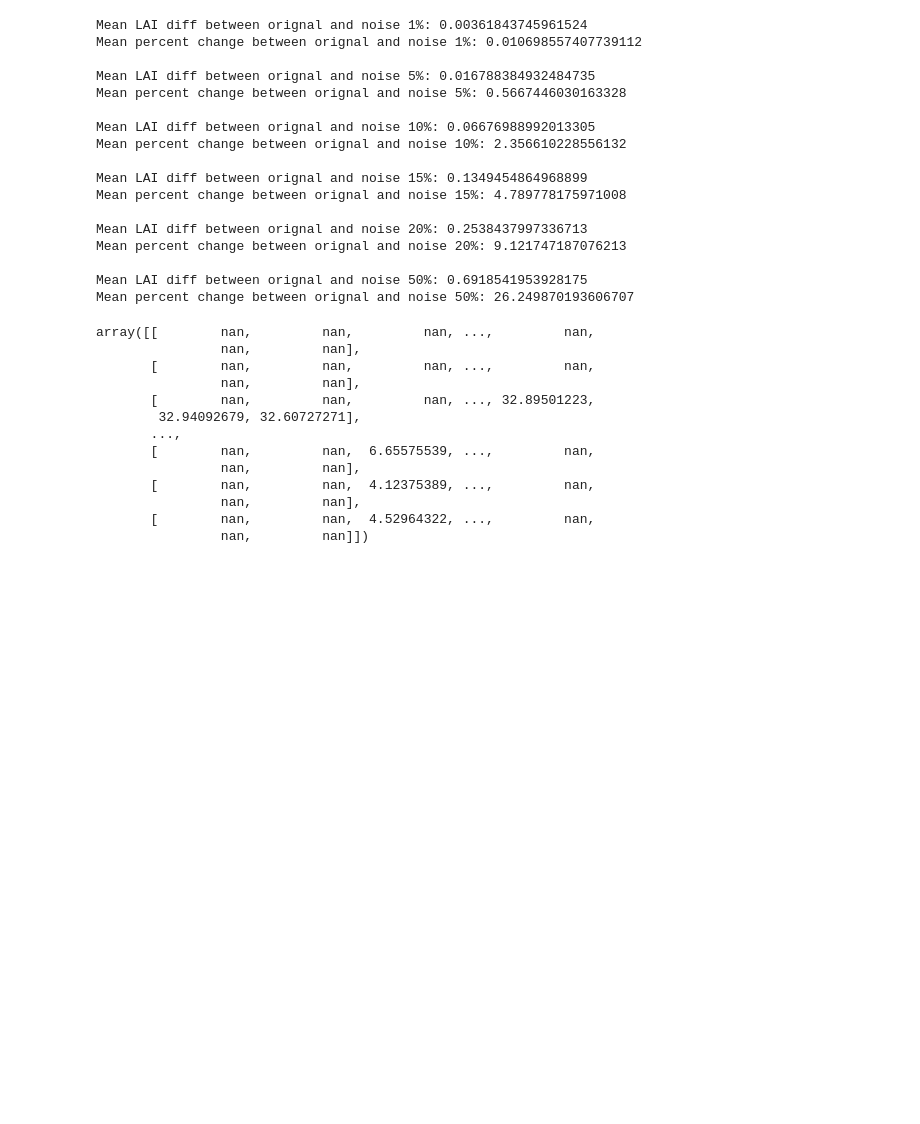
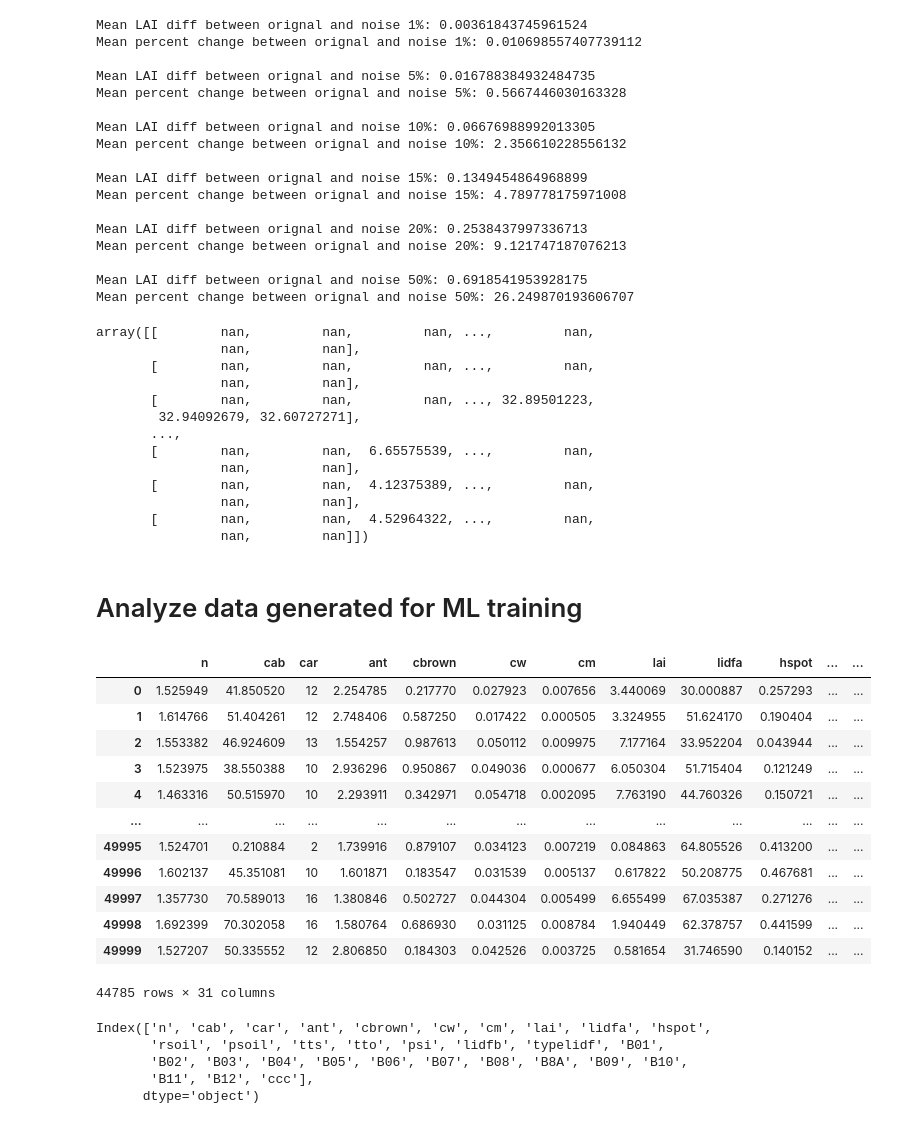
Before and after one commit to EOA-team/RTMinv_ML, a Jupyter notebook: analyze_RTM.ipynb, the cells around one changed output. Cells and saved outputs as stored; diff of their text form; code cells hidden in the pictures; blank space fills up the shorter version.

Commit message:
Check simualted data

```diff
--- a/analyze_RTM.ipynb
+++ b/analyze_RTM.ipynb
@@ -364,3 +364,5 @@ array([[        nan,         nan,         nan, ...,         nan,
                 nan,         nan],
        [        nan,         nan,  4.52964322, ...,         nan,
                 nan,         nan]])
+# %% [markdown]
+# Analyze data generated for ML training
@@ -366,0 +375,27 @@ array([[        nan,         nan,         nan, ...,         nan,
+# %%
+lut_path = '../results/lut_based_inversion/prosail_danner-etal_switzerland_lai-cab-ccc-car_lut_no-constraints.pkl'
+# %%
+df = pd.read_pickle(lut_path)
+df
+# %% [output]
+|  | n | cab | car | ant | cbrown | cw | cm | lai | lidfa | hspot | ... | ... |
+| 0 | 1.525949 | 41.850520 | 12 | 2.254785 | 0.217770 | 0.027923 | 0.007656 | 3.440069 | 30.000887 | 0.257293 | ... | ... |
+| 1 | 1.614766 | 51.404261 | 12 | 2.748406 | 0.587250 | 0.017422 | 0.000505 | 3.324955 | 51.624170 | 0.190404 | ... | ... |
+| 2 | 1.553382 | 46.924609 | 13 | 1.554257 | 0.987613 | 0.050112 | 0.009975 | 7.177164 | 33.952204 | 0.043944 | ... | ... |
+| 3 | 1.523975 | 38.550388 | 10 | 2.936296 | 0.950867 | 0.049036 | 0.000677 | 6.050304 | 51.715404 | 0.121249 | ... | ... |
+| 4 | 1.463316 | 50.515970 | 10 | 2.293911 | 0.342971 | 0.054718 | 0.002095 | 7.763190 | 44.760326 | 0.150721 | ... | ... |
+| ... | ... | ... | ... | ... | ... | ... | ... | ... | ... | ... | ... | ... |
+| 49995 | 1.524701 | 0.210884 | 2 | 1.739916 | 0.879107 | 0.034123 | 0.007219 | 0.084863 | 64.805526 | 0.413200 | ... | ... |
+| 49996 | 1.602137 | 45.351081 | 10 | 1.601871 | 0.183547 | 0.031539 | 0.005137 | 0.617822 | 50.208775 | 0.467681 | ... | ... |
+| 49997 | 1.357730 | 70.589013 | 16 | 1.380846 | 0.502727 | 0.044304 | 0.005499 | 6.655499 | 67.035387 | 0.271276 | ... | ... |
+| 49998 | 1.692399 | 70.302058 | 16 | 1.580764 | 0.686930 | 0.031125 | 0.008784 | 1.940449 | 62.378757 | 0.441599 | ... | ... |
+| 49999 | 1.527207 | 50.335552 | 12 | 2.806850 | 0.184303 | 0.042526 | 0.003725 | 0.581654 | 31.746590 | 0.140152 | ... | ... |
+44785 rows × 31 columns
+# %%
+df.columns
+# %% [output]
+Index(['n', 'cab', 'car', 'ant', 'cbrown', 'cw', 'cm', 'lai', 'lidfa', 'hspot',
+       'rsoil', 'psoil', 'tts', 'tto', 'psi', 'lidfb', 'typelidf', 'B01',
+       'B02', 'B03', 'B04', 'B05', 'B06', 'B07', 'B08', 'B8A', 'B09', 'B10',
+       'B11', 'B12', 'ccc'],
+      dtype='object')
```
Also changed, not shown: parts of 3 cells of this notebook.
